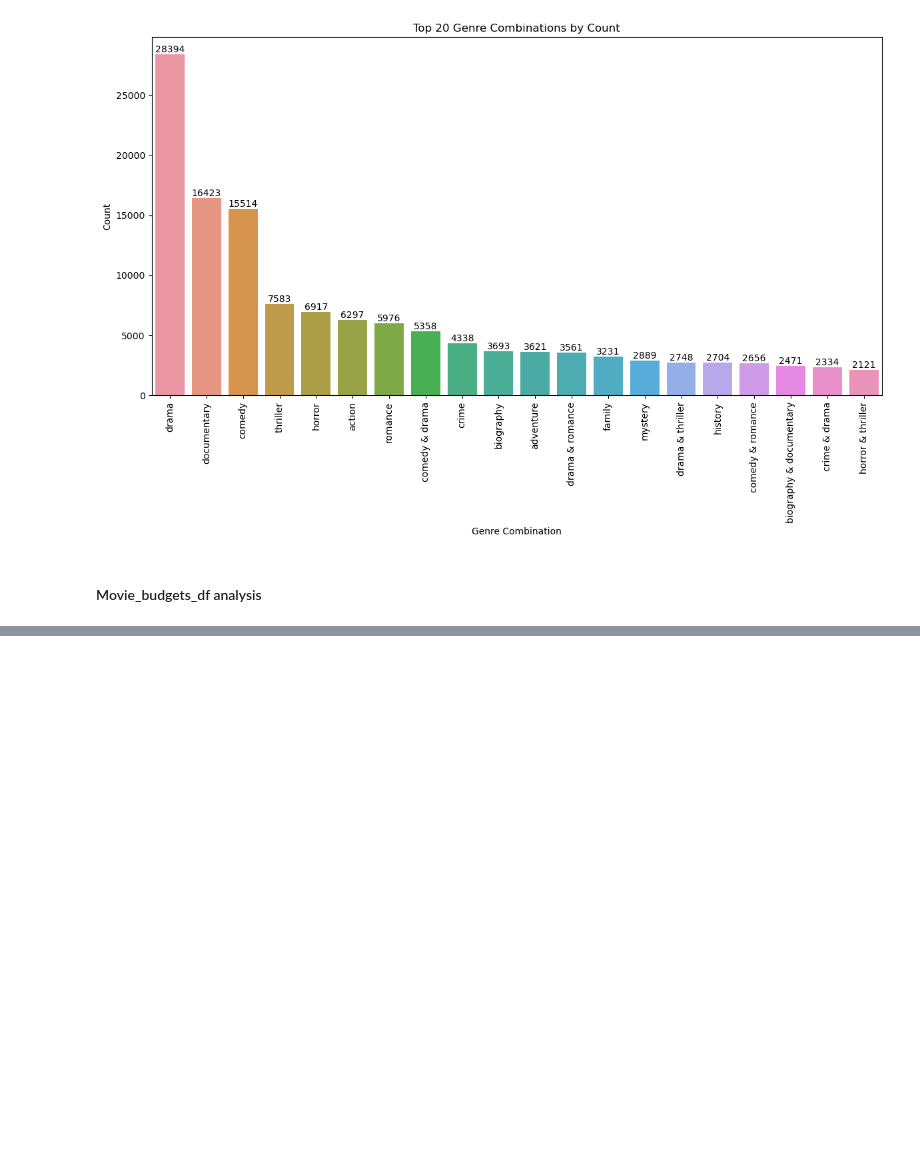
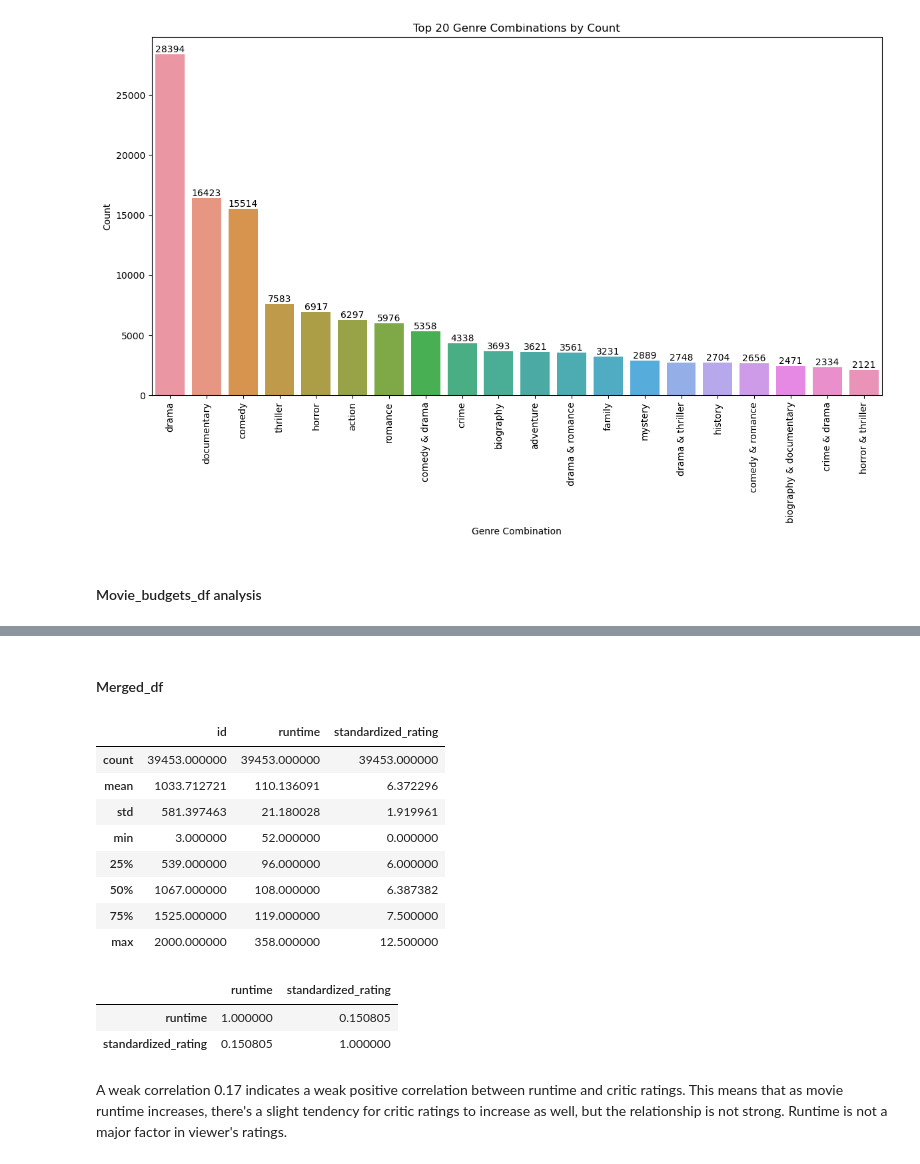
Before and after one commit to kev065/movie-studio-project, a Jupyter notebook: index.ipynb, the cells around one changed output, grey strips where cells are left out. Drawn from its saved outputs; the diff is of its cells as text; code cells hidden in the pictures; blank space fills up the shorter version.

```diff
--- a/index.ipynb
+++ b/index.ipynb
@@ -613,0 +756,27 @@ plt.show()
+# %% [markdown]
+#### Merged_df
+# %%
+#
+merged_df.describe()
+# %% [output]
+|  | id | runtime | standardized_rating |
+| count | 39453.000000 | 39453.000000 | 39453.000000 |
+| mean | 1033.712721 | 110.136091 | 6.372296 |
+| std | 581.397463 | 21.180028 | 1.919961 |
+| min | 3.000000 | 52.000000 | 0.000000 |
+| 25% | 539.000000 | 96.000000 | 6.000000 |
+| 50% | 1067.000000 | 108.000000 | 6.387382 |
+| 75% | 1525.000000 | 119.000000 | 7.500000 |
+| max | 2000.000000 | 358.000000 | 12.500000 |
+# %%
+#checking correlation between run time and standardized_rating
+merged_df[['runtime','standardized_rating']].corr()
+# %% [output]
+|  | runtime | standardized_rating |
+| runtime | 1.000000 | 0.150805 |
+| standardized_rating | 0.150805 | 1.000000 |
+# %% [markdown]
+A weak correlation
+0.17 indicates a weak positive correlation between runtime and critic ratings.
+This means that as movie runtime increases, there's a slight tendency for critic ratings to increase as well, but the relationship is not strong.
+Runtime is not a major factor in viewer's ratings.
```
Also changed, not shown: parts of 10 cells of this notebook.
